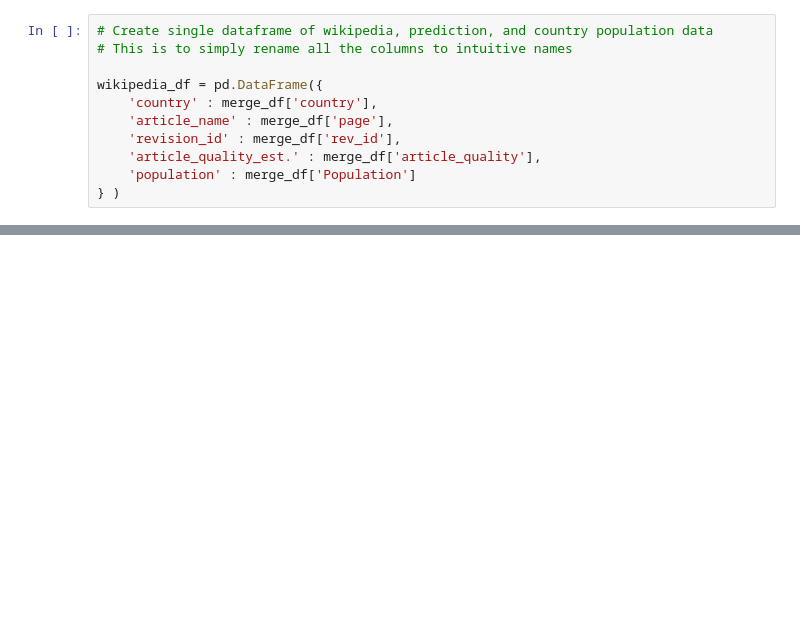
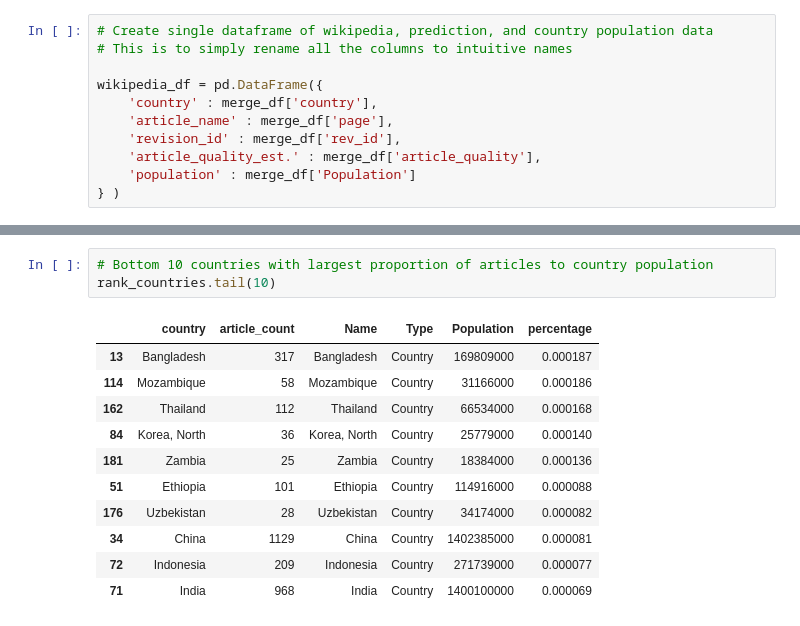
Before and after one commit to aly-such/data-512-a2, a Jupyter notebook: hcds_a2_bias.ipynb, the cells around one changed output, grey strips where cells are left out. Drawn from its saved outputs; the diff is of its cells as text; blank space fills up the shorter version.

```diff
--- a/hcds_a2_bias.ipynb
+++ b/hcds_a2_bias.ipynb
@@ -239,0 +264,15 @@ ModuleNotFoundError: No module named 'ores'
+# %%
+# Bottom 10 countries with largest proportion of articles to country population
+rank_countries.tail(10)
+# %% [output]
+|  | country | article_count | Name | Type | Population | percentage |
+| 13 | Bangladesh | 317 | Bangladesh | Country | 169809000 | 0.000187 |
+| 114 | Mozambique | 58 | Mozambique | Country | 31166000 | 0.000186 |
+| 162 | Thailand | 112 | Thailand | Country | 66534000 | 0.000168 |
+| 84 | Korea, North | 36 | Korea, North | Country | 25779000 | 0.000140 |
+| 181 | Zambia | 25 | Zambia | Country | 18384000 | 0.000136 |
+| 51 | Ethiopia | 101 | Ethiopia | Country | 114916000 | 0.000088 |
+| 176 | Uzbekistan | 28 | Uzbekistan | Country | 34174000 | 0.000082 |
+| 34 | China | 1129 | China | Country | 1402385000 | 0.000081 |
+| 72 | Indonesia | 209 | Indonesia | Country | 271739000 | 0.000077 |
+| 71 | India | 968 | India | Country | 1400100000 | 0.000069 |
```
Also changed, not shown: parts of 33 cells of this notebook.
